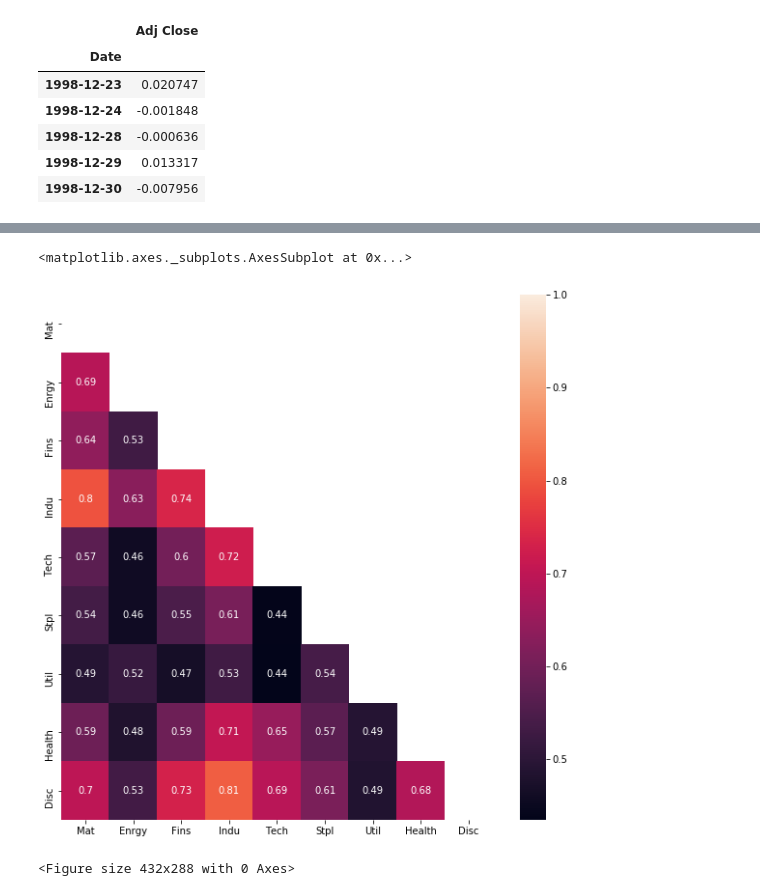
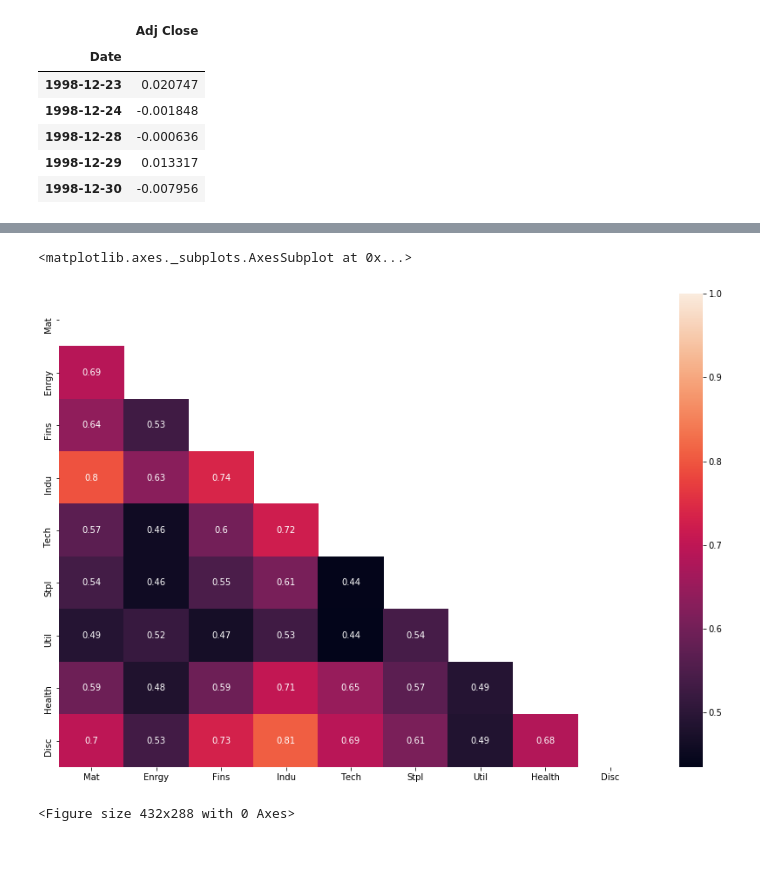
Before and after one commit to cshannonn/PCA, a Jupyter notebook: PCA_np.ipynb, the cells around one changed output, grey strips where cells are left out. Saved outputs shown, nothing was run; the diff lists cells and outputs as text; code cells hidden in the pictures; blank space fills up the shorter version.

Commit message:
cleaned up graphics

```diff
--- a/PCA_np.ipynb
+++ b/PCA_np.ipynb
@@ -53,13 +53,13 @@ ret.head()
 # %%
 cor_mat = ret.corr()
 
-plt.figure(figsize =(10,10))
+plt.figure(figsize =(15,10))
 mask = np.zeros_like(cor_mat, dtype=np.bool)
 mask[np.triu_indices_from(mask)] = True
 sns.heatmap(cor_mat, mask=mask, annot=True)
 # %% [output]
 <matplotlib.axes._subplots.AxesSubplot at 0x...>
-[figure, old version]
+[figure, new version]
 # %%
 ## Function that returns Eigenvectors and Eigenvalues from returns
 def get_eigen(returns: pd.DataFrame) -> Tuple [np.ndarray, np.ndarray]:
```
Also changed, not shown: parts of 3 cells of this notebook.
